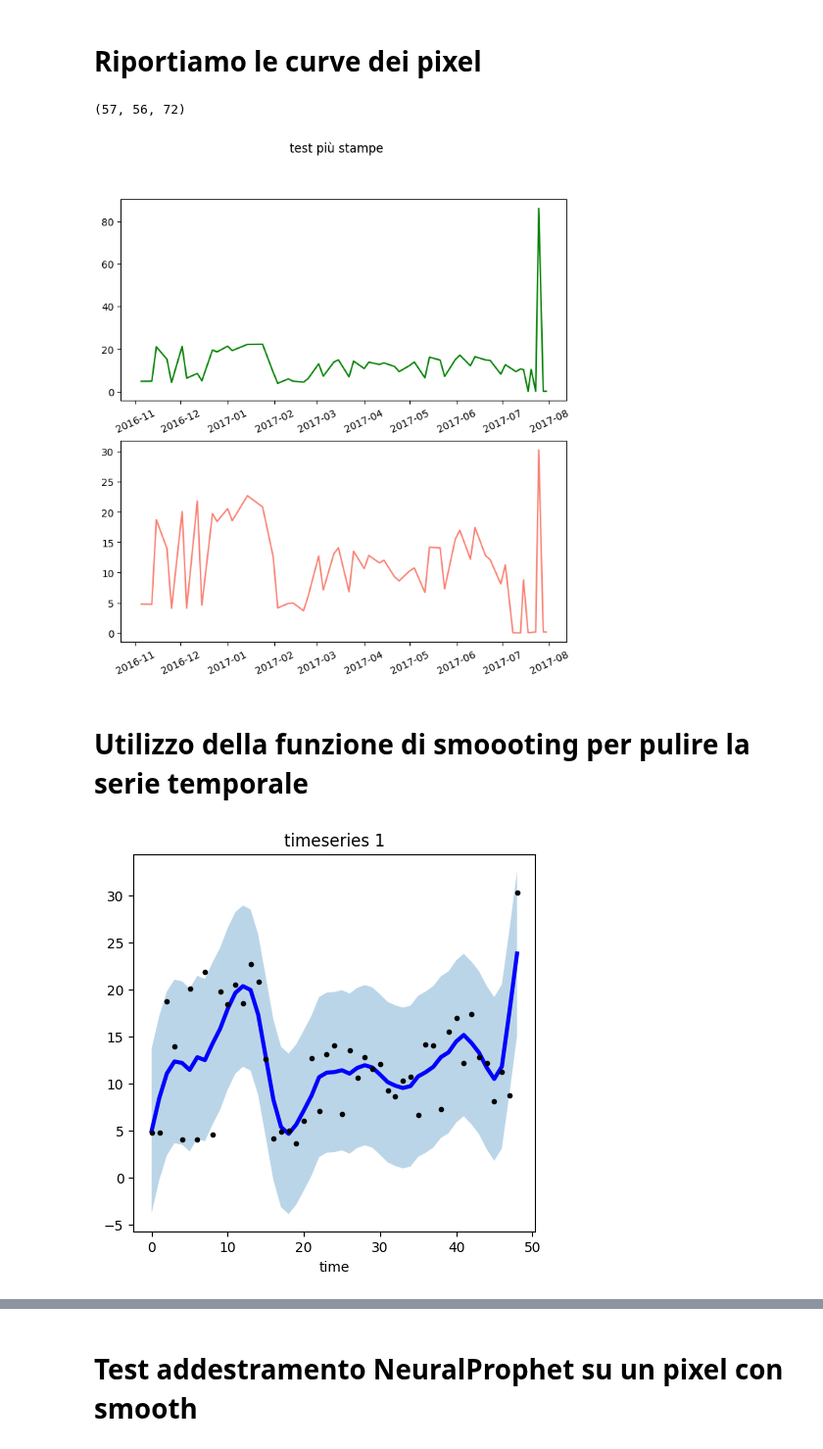
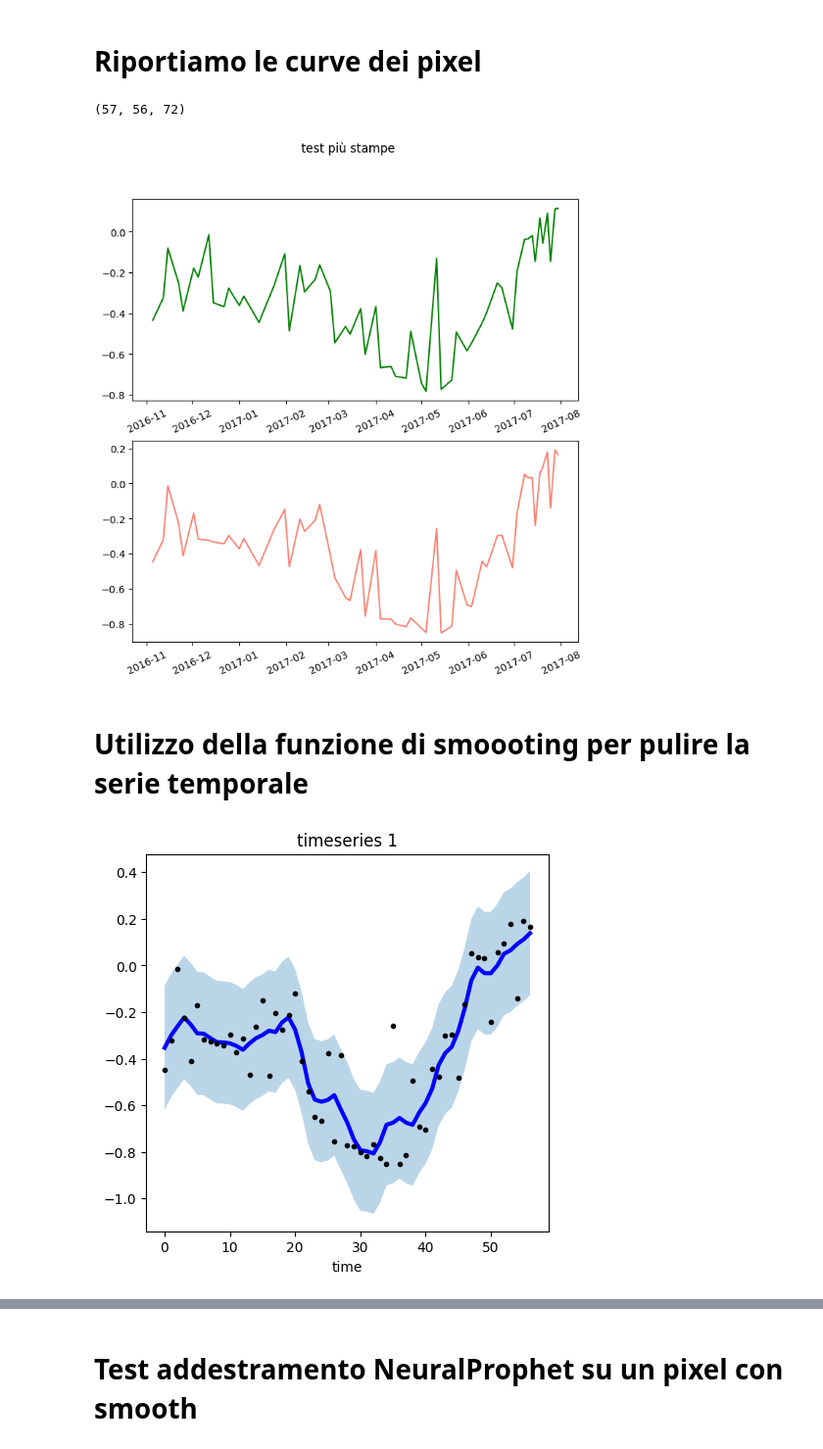
Before and after one commit to Simone-Scalella/AgriVision2022, a Jupyter notebook: simoGeo.ipynb, the cells around one changed output, grey strips where cells are left out. Shown at 98% size. Saved outputs shown, nothing was run; the diff lists cells and outputs as text; code cells hidden in the pictures.

```diff
--- a/simoGeo.ipynb
+++ b/simoGeo.ipynb
@@ -152,13 +152,13 @@ for img in img_list:
     ShapedScl6.append(outScl6)
 
 
-ShapedImage3 = np.array(ShapedImage3)
+ShapedImage3 = np.array(ShapedImage3).astype("int32")
 ShapedScl3 = np.array(ShapedScl3)
 
-ShapedImage4 = np.array(ShapedImage4)
+ShapedImage4 = np.array(ShapedImage4).astype("int32")
 ShapedScl4 = np.array(ShapedScl4)
 
-ShapedImage6 = np.array(ShapedImage6)
+ShapedImage6 = np.array(ShapedImage6).astype("int32")
 ShapedScl6 = np.array(ShapedScl6)
 # %% [markdown]
 # Filter out the bad pixels using the mask
@@ -172,9 +172,9 @@ for i in range(0,totalDays):
     Mask4 = (ShapedScl4[i,:,:] == 4) | (ShapedScl4[i,:,:] == 5) | (ShapedScl4[i,:,:] == 6)
     Mask6 = (ShapedScl6[i,:,:] == 4) | (ShapedScl6[i,:,:] == 5) | (ShapedScl6[i,:,:] == 6)
     for j in range(0,totalBands):
-        ShapedImage3[i,j,:,:] = np.ma.masked_array(ShapedImage3[i,j,:,:],Mask3,fill_value=-1)
-        ShapedImage4[i,j,:,:] = np.ma.masked_array(ShapedImage4[i,j,:,:],Mask4,fill_value=-1)
-        ShapedImage6[i,j,:,:] = np.ma.masked_array(ShapedImage6[i,j,:,:],Mask6,fill_value=-1)
+        ShapedImage3[i,j,:,:] = np.ma.masked_array(ShapedImage3[i,j,:,:],Mask3,fill_value=0)
+        ShapedImage4[i,j,:,:] = np.ma.masked_array(ShapedImage4[i,j,:,:],Mask4,fill_value=0)
+        ShapedImage6[i,j,:,:] = np.ma.masked_array(ShapedImage6[i,j,:,:],Mask6,fill_value=0)
 # %% [output]
 (57, 12, 56, 72)
 (57, 56, 72)
@@ -244,32 +244,32 @@ plt.xticks(rotation=25)
 plt.show()
 # %% [output]
 (57, 56, 72)
-[figure, old version]
+[figure, new version]
 # %% [markdown]
 # Utilizzo della funzione di smoooting per pulire la serie temporale
 # %%
 NDVIfilter = NDVI[:,30,30]
-filter = NDVI[:,30,30]>=1
-NDVIfilter = NDVIfilter[filter]
+#filter = NDVI[:,30,30]>=1
+#NDVIfilter = NDVIfilter[filter]
 
 # operate smoothing
 smoother = LowessSmoother(smooth_fraction=0.1, iterations=1)
 smoother.smooth(NDVIfilter)
 
 # generate intervals
 low, up = smoother.get_intervals('prediction_interval')
 
 # plot the smoothed timeseries with intervals
 plt.figure(figsize=(18,5))
 
 for i in range(1):
 
     plt.subplot(1,3,i+1)
     plt.plot(smoother.smooth_data[i], linewidth=3, color='blue')
     plt.plot(smoother.data[i], '.k')
     plt.title(f"timeseries {i+1}"); plt.xlabel('time')
 
     plt.fill_between(range(len(smoother.data[i])), low[i], up[i], alpha=0.3)
 # %% [output]
-[figure, old version]
+[figure, new version]
 # %%
```
Also changed, not shown: parts of 5 cells of this notebook, 2 other files.
